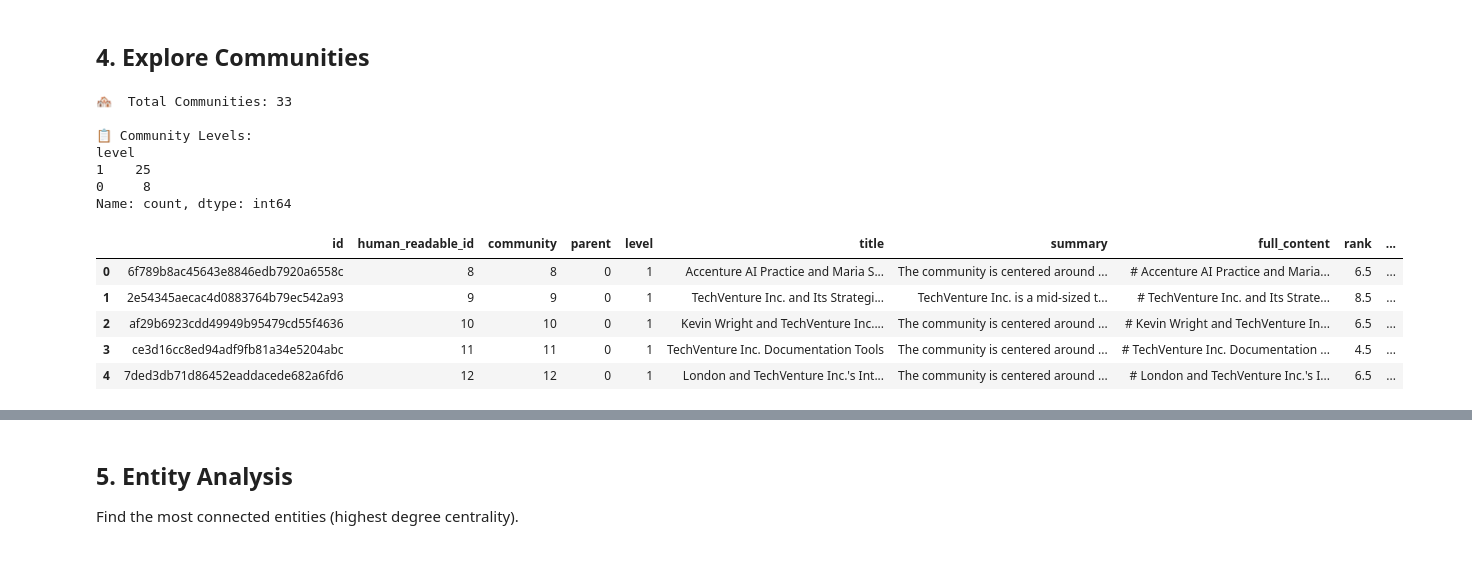
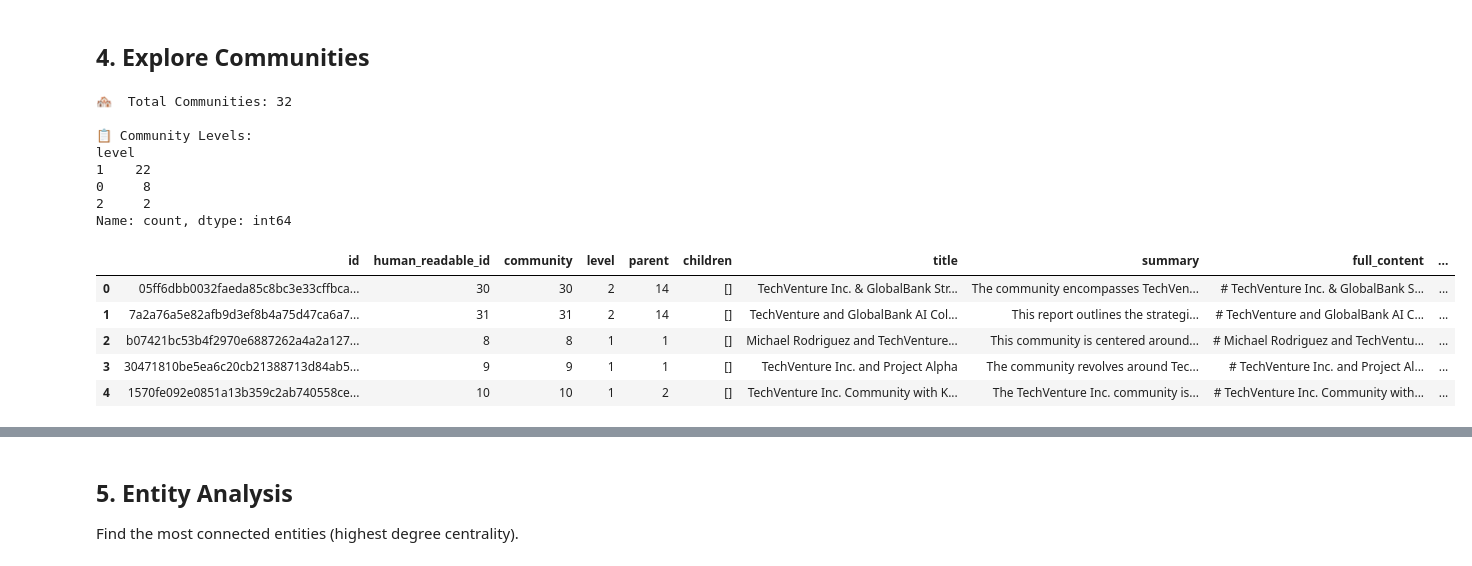
Before and after one commit to cristofima/maf-graphrag-series, a Jupyter notebook: notebooks/01_explore_graph.ipynb, the cells around one changed output, grey strips where cells are left out. Saved outputs shown, nothing was run; the diff lists cells and outputs as text; code cells hidden in the pictures.

```diff
--- a/notebooks/01_explore_graph.ipynb
+++ b/notebooks/01_explore_graph.ipynb
@@ -210,31 +208,32 @@ else:
 # %% [markdown]
 ## 4. Explore Communities
 # %%
-# Load community reports (GraphRAG v1.2.0 uses create_final_community_reports.parquet)
-communities_df = pd.read_parquet(output_dir / "create_final_community_reports.parquet")
+# Load community reports (GraphRAG 3.x uses community_reports.parquet)
+communities_df = pd.read_parquet(output_dir / "community_reports.parquet")
 
 print(f"🏘️  Total Communities: {len(communities_df)}")
 print(f"\n📋 Community Levels:")
 if 'level' in communities_df.columns:
     print(communities_df['level'].value_counts())
 else:
     print("No level information found")
 
 communities_df.head()
 # %% [output]
-🏘️  Total Communities: 33
+🏘️  Total Communities: 32
 
 📋 Community Levels:
 level
-1    25
+1    22
 0     8
+2     2
 Name: count, dtype: int64
-|  | id | human_readable_id | community | parent | level | title | summary | full_content | rank | ... |
-| 0 | 6f789b8ac45643e8846edb7920a6558c | 8 | 8 | 0 | 1 | Accenture AI Practice and Maria S... | The community is centered around ... | # Accenture AI Practice and Maria... | 6.5 | ... |
-| 1 | 2e54345aecac4d0883764b79ec542a93 | 9 | 9 | 0 | 1 | TechVenture Inc. and Its Strategi... | TechVenture Inc. is a mid-sized t... | # TechVenture Inc. and Its Strate... | 8.5 | ... |
-| 2 | af29b6923cdd49949b95479cd55f4636 | 10 | 10 | 0 | 1 | Kevin Wright and TechVenture Inc.... | The community is centered around ... | # Kevin Wright and TechVenture In... | 6.5 | ... |
-| 3 | ce3d16cc8ed94adf9fb81a34e5204abc | 11 | 11 | 0 | 1 | TechVenture Inc. Documentation Tools | The community is centered around ... | # TechVenture Inc. Documentation ... | 4.5 | ... |
-| 4 | 7ded3db71d86452eaddacede682a6fd6 | 12 | 12 | 0 | 1 | London and TechVenture Inc.'s Int... | The community is centered around ... | # London and TechVenture Inc.'s I... | 6.5 | ... |
+|  | id | human_readable_id | community | level | parent | children | title | summary | full_content | ... |
+| 0 | 05ff6dbb0032faeda85c8bc3e33cffbca... | 30 | 30 | 2 | 14 | [] | TechVenture Inc. & GlobalBank Str... | The community encompasses TechVen... | # TechVenture Inc. & GlobalBank S... | ... |
+| 1 | 7a2a76a5e82afb9d3ef8b4a75d47ca6a7... | 31 | 31 | 2 | 14 | [] | TechVenture and GlobalBank AI Col... | This report outlines the strategi... | # TechVenture and GlobalBank AI C... | ... |
+| 2 | b07421bc53b4f2970e6887262a4a2a127... | 8 | 8 | 1 | 1 | [] | Michael Rodriguez and TechVenture... | This community is centered around... | # Michael Rodriguez and TechVentu... | ... |
+| 3 | 30471810be5ea6c20cb21388713d84ab5... | 9 | 9 | 1 | 1 | [] | TechVenture Inc. and Project Alpha | The community revolves around Tec... | # TechVenture Inc. and Project Al... | ... |
+| 4 | 1570fe092e0851a13b359c2ab740558ce... | 10 | 10 | 1 | 2 | [] | TechVenture Inc. Community with K... | The TechVenture Inc. community is... | # TechVenture Inc. Community with... | ... |
 # %%
 # Show sample community summaries
 print("📖 Sample Community Summaries:\n")
```
Also changed, not shown: parts of 10 cells of this notebook, 26 other files.
